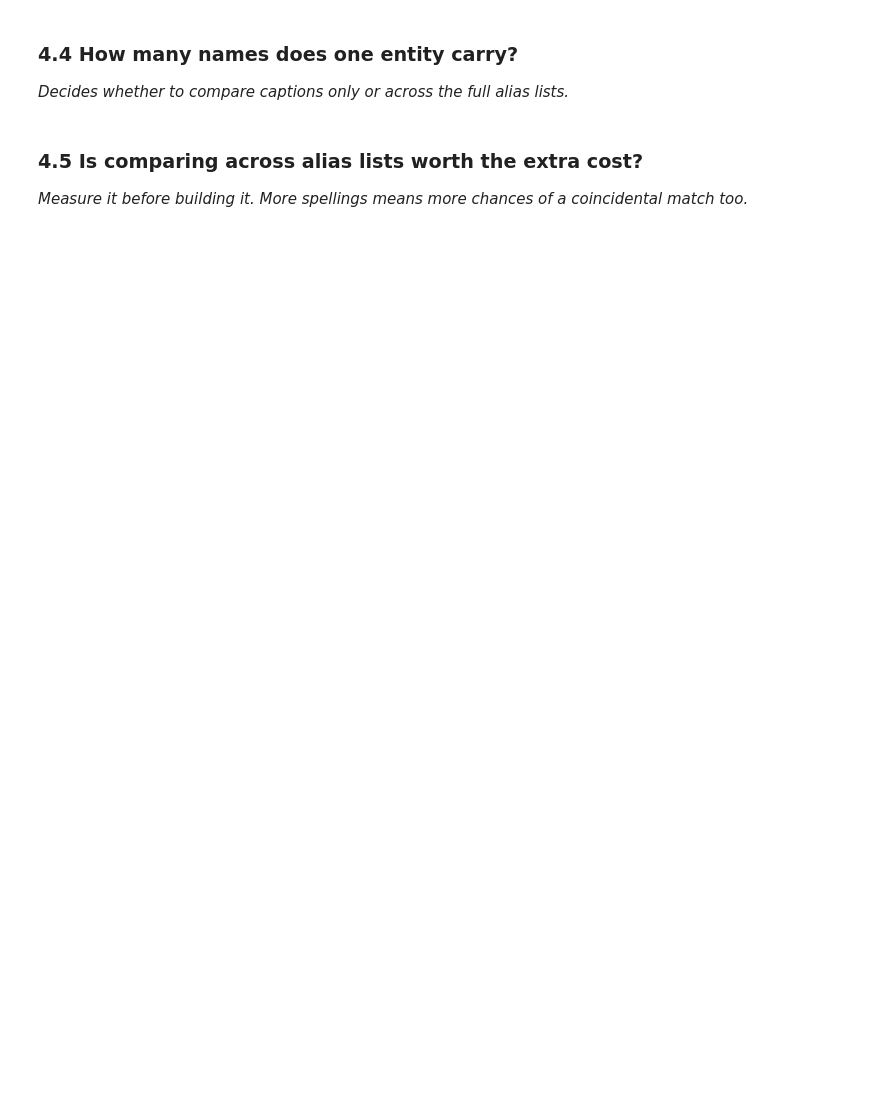
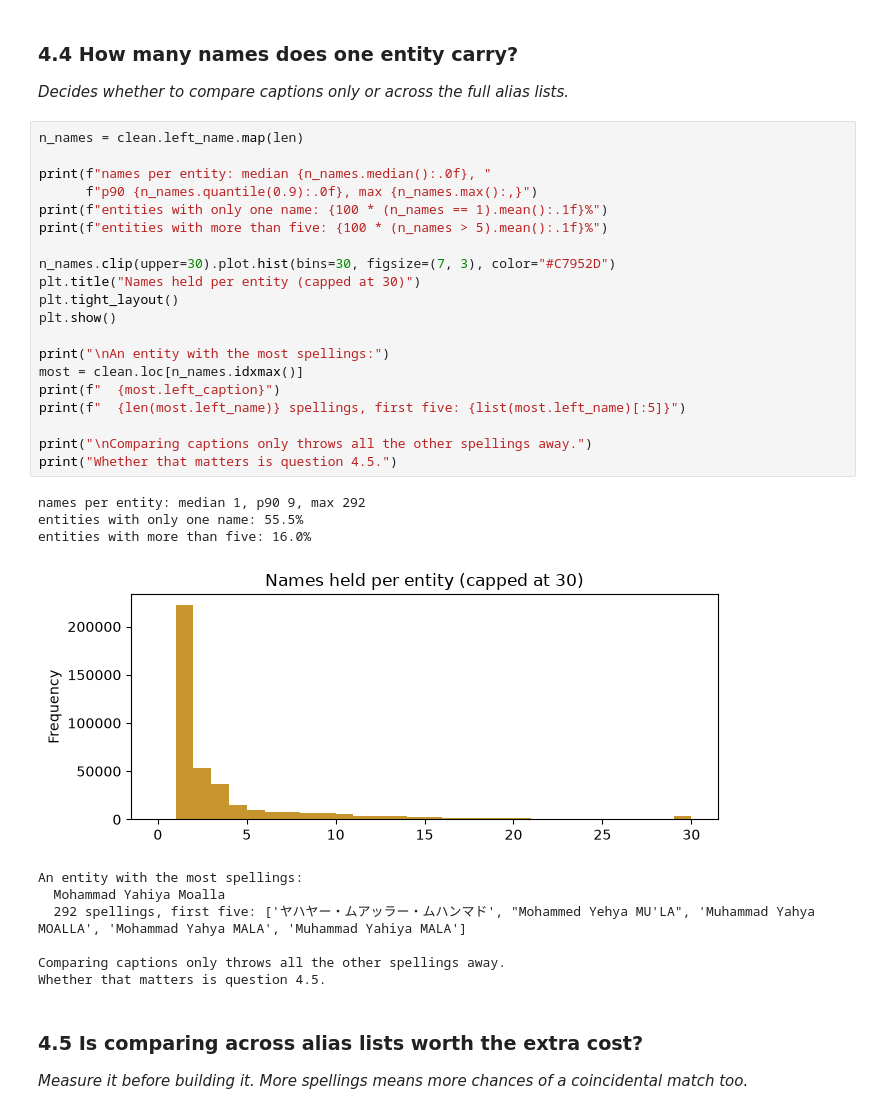
Before and after one commit to darksemyr/sanctions-screening, a Jupyter notebook: eda.ipynb, the cells around one changed output. Cells and saved outputs as stored; diff of their text form; blank space fills up the shorter version.

```diff
--- a/eda.ipynb
+++ b/eda.ipynb
@@ -502,6 +1316,37 @@ computable for that pair. This part decides which features are even possible.
 ### 4.4 How many names does one entity carry?
 
 *Decides whether to compare captions only or across the full alias lists.*
+# %%
+n_names = clean.left_name.map(len)
+
+print(f"names per entity: median {n_names.median():.0f}, "
+      f"p90 {n_names.quantile(0.9):.0f}, max {n_names.max():,}")
+print(f"entities with only one name: {100 * (n_names == 1).mean():.1f}%")
+print(f"entities with more than five: {100 * (n_names > 5).mean():.1f}%")
+
+n_names.clip(upper=30).plot.hist(bins=30, figsize=(7, 3), color="#C7952D")
+plt.title("Names held per entity (capped at 30)")
+plt.tight_layout()
+plt.show()
+
+print("\nAn entity with the most spellings:")
+most = clean.loc[n_names.idxmax()]
+print(f"  {most.left_caption}")
+print(f"  {len(most.left_name)} spellings, first five: {list(most.left_name)[:5]}")
+
+print("\nComparing captions only throws all the other spellings away.")
+print("Whether that matters is question 4.5.")
+# %% [output]
+names per entity: median 1, p90 9, max 292
+entities with only one name: 55.5%
+entities with more than five: 16.0%
+[figure, added]
+An entity with the most spellings:
+  Mohammad Yahiya Moalla
+  292 spellings, first five: ['ヤハヤー・ムアッラー・ムハンマド', "Mohammed Yehya MU'LA", 'Muhammad Yahya MOALLA', 'Mohammad Yahya MALA', 'Muhammad Yahiya MALA']
+
+Comparing captions only throws all the other spellings away.
+Whether that matters is question 4.5.
 # %% [markdown]
 ### 4.5 Is comparing across alias lists worth the extra cost?
 
```
Also changed, not shown: parts of 74 cells of this notebook, 2 other files.
